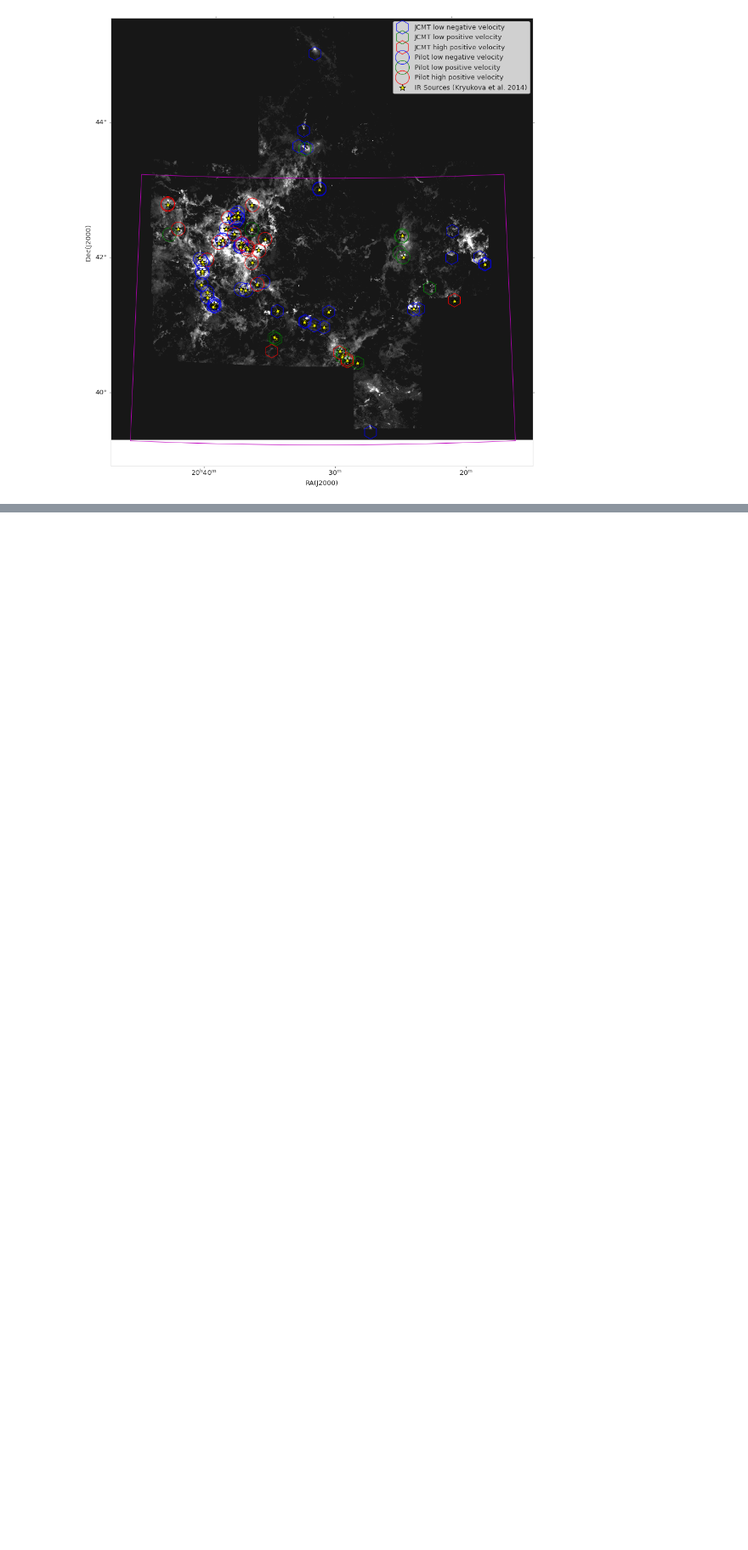
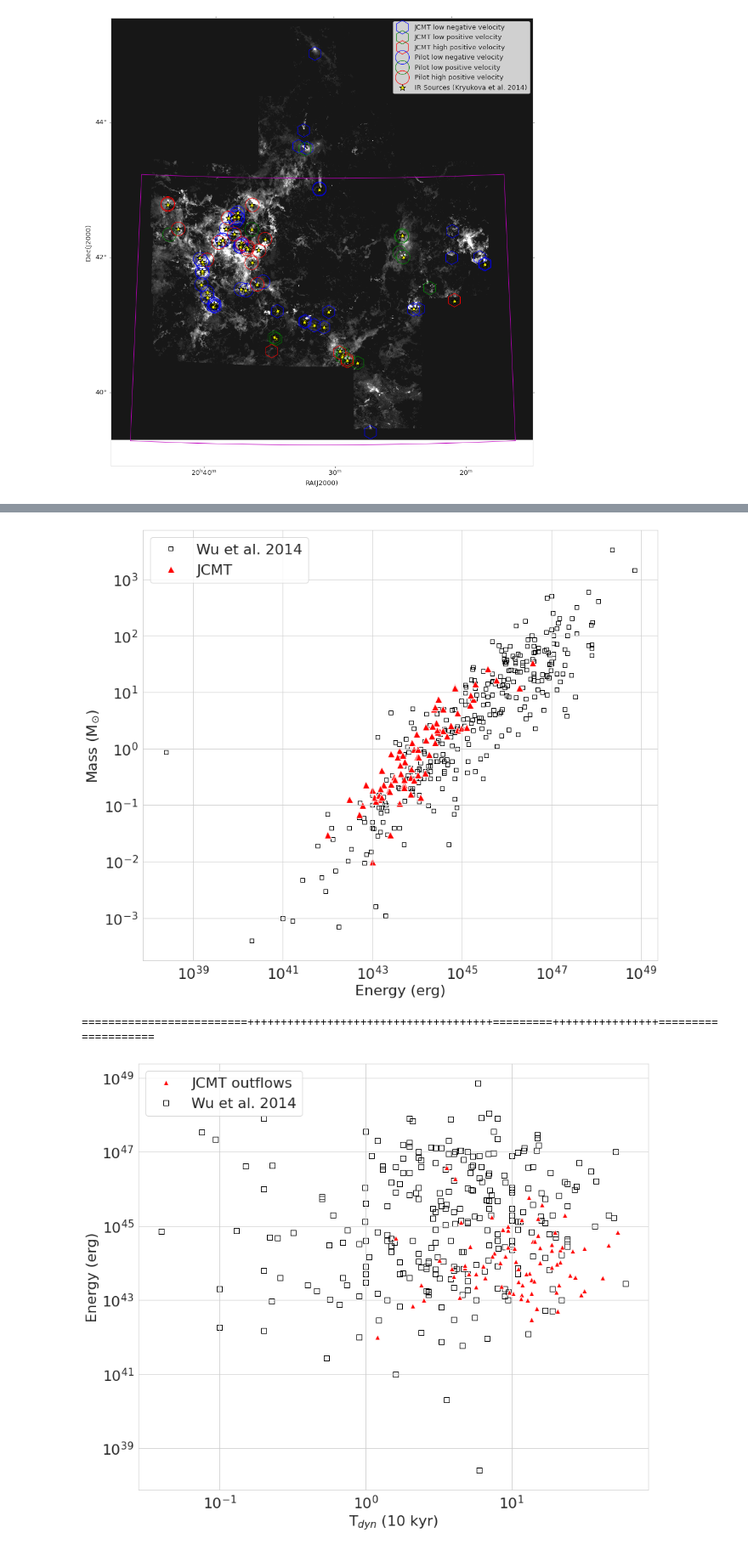
Before and after one commit to sdeb-alpinisteF/Large-sample-outflows-in-CygX-and-ML-methods, a Jupyter notebook: notebooks/02.Upload_files_and_stats.ipynb, the cells around one changed output, grey strips where cells are left out. Shown at 85% size. Saved outputs shown, nothing was run; the diff lists cells and outputs as text; code cells hidden in the pictures; blank space fills up the shorter version.

```diff
--- a/notebooks/02.Upload_files_and_stats.ipynb
+++ b/notebooks/02.Upload_files_and_stats.ipynb
@@ -105,26 +105,26 @@ filepath = '/content/gdrive/MyDrive/0.Work/RESEARCH_INFO/Research_2021/PilotSurv
            #"C:\Users\Uber-PC\Google Drive\0.Work\CourseworkStudyMaterial\Data_Science\Fall2021\Erdos_GitHub\fall-2021\python prep\Practice Problems\random_walk.csv"
 
 ##########################################################################################################################
-kryu_list = Table.read(filepath + 'asu (1).fit') # original Kryukova survey
-proto = Table.read(filepath + 'cygx_pilot_protostars(Kry).fit')
-wu = Table.read(filepath + 'WuTable.fit')
-outflowsCloud = Table.read(filepath + 'outflowsClouds_output.fit')
+kryu_list = Table.read(filepath + '/data/asu (1).fit') # original Kryukova survey
+proto = Table.read(filepath + '/data/cygx_pilot_protostars(Kry).fit')
+wu = Table.read(filepath + '/data/WuTable.fit')
+outflowsCloud = Table.read(filepath + '/data/outflowsClouds_output.fit')
 
 
-cygx_mom0 = SpectralCube.read(filepath + 'cygx_mom0.fits')
+cygx_mom0 = SpectralCube.read(filepath + '/data/cygx_mom0.fits')
 
 # read the kryukova list
 #stars_kry = Table.read('asu (1).fit')
 
 # read coordinates tables
-of_newfields = Table.read(filepath + 'table_newfields_input.fit')
-of_cygrift = Table.read(filepath + 'cygX_pilot_cygrift0.65kpc_outout.fit')
-of_W75 = Table.read(filepath + 'cygX_pilot_W75_outout.fit')
-of_DR21 = Table.read(filepath + 'cygX_pilot_DR21_outout.fit')
+of_newfields = Table.read(filepath + '/data/table_newfields_input.fit')
+of_cygrift = Table.read(filepath + '/data/cygX_pilot_cygrift0.65kpc_outout.fit')
+of_W75 = Table.read(filepath + '/data/cygX_pilot_W75_outout.fit')
+of_DR21 = Table.read(filepath + '/data/cygX_pilot_DR21_outout.fit')
 
-cygX_newfields = SpectralCube.read(filepath + 'cygx_cobig_small.fits')
-cygX_pilot = SpectralCube.read(filepath +'cygX_pilot_km.fits')
-cygX_init_newfields = QTable.read(filepath+'table_newfields_input.fit')
-cygX_init_pilot_1_5kpcA =  QTable.read(filepath + 'cygX_pilot_1.5kpc_A_input.fit')
-pilotL = Table.read(filepath + 'cygxPilot_proto.fits')
+cygX_newfields = SpectralCube.read(filepath + '/data/cygx_cobig_small.fits')
+cygX_pilot = SpectralCube.read(filepath +'/data/cygX_pilot_km.fits')
+cygX_init_newfields = QTable.read(filepath+'/data/table_newfields_input.fit')
+cygX_init_pilot_1_5kpcA =  QTable.read(filepath + '/data/cygX_pilot_1.5kpc_A_input.fit')
+pilotL = Table.read(filepath + '/data/cygxPilot_proto.fits')
 # %% [output]
@@ -311,7 +323,7 @@ cygx_ofs_without_LIR.to_csv(filepath + '/Large-sample-outflows-in-CygX-and-ML-me
 ##########################                                             #############################################
 ####################################################################################################################
 #outflows = Table.read('cygxPilot_proto.fits')
-outflows = outflowsCloud
+outflows = cygx_combined_out
 mass_p= outflows['Mass']
 dynTime_p = outflows['Dynamical Time']
 energy_p = outflows['Energy']
@@ -328,32 +340,36 @@ energy_wu = (energy_wu).to(u.erg)
 
 #ax1 = fig.add_subplot(gs[0,0])
 enlog = np.log10(energy_wu.value[energy_wu.value>1e40])
 mlog = np.log10(mass_wu[energy_wu.value>1e40])
 
 energy_p1 = np.array([energy_p])*1e44
 mass_p1 = np.array([mass_p])
 
 matplotlib.rcParams.update({'font.size': 22})
 plt.figure(figsize=(14,12),constrained_layout=False)
 plt.loglog(energy_wu, mass_wu,'ks',color='black', markerfacecolor='none', markeredgecolor='black',zorder=0, label='Wu et al. 2014')
 plt.loglog(energy_p2, mass_p,'r^', markeredgecolor='white', markersize=11, zorder=0, label='JCMT')
 plt.xlabel('Energy (erg)')
 plt.ylabel('Mass (M$_{\odot}$)')
 #plt.axes().set_aspect(aspect=1.0)
 #plt.xlim(left=1e40)
 plt.legend(loc='upper left')
 
-plt.savefig('Wu-Pilot.pdf',format='pdf',bbox_inches = 'tight', dpi=300,overwrite=True)
+plt.savefig(filepath + '/output/Wu-cygx.pdf',format='pdf',bbox_inches = 'tight', dpi=300,overwrite=True)
 plt.show()
 plt.close()
 
 print('=========================+++++++++++++++++++++++++++++++++++++=========++++++++++++++++====================')
 plt.figure(figsize=(14,12),constrained_layout=False)
 plt.loglog(dynTime_p, energy_p2,'r^', markeredgecolor='white',markersize=8, label='JCMT outflows')
 plt.loglog(dynTime_wu, energy_wu, 'ks', markerfacecolor='none', markeredgecolor='black', zorder=0,markersize=8, label='Wu et al. 2014')
 plt.ylabel('Energy (erg)')
 plt.xlabel('T$_{dyn}$ (10 kyr)')
 plt.legend(loc='upper left')
-plt.savefig('Wu-Pilot_dynT.pdf',format='pdf',bbox_inches = 'tight', dpi=300,overwrite=True)
+plt.savefig(filepath + '/output/Wu-cygx_dynT.pdf',format='pdf',bbox_inches = 'tight', dpi=300,overwrite=True)
 plt.show()
 plt.close()
+# %% [output]
+[figure, added]
+=========================+++++++++++++++++++++++++++++++++++++=========++++++++++++++++====================
+[figure, added]
```
Also changed, not shown: parts of 3 cells of this notebook.
